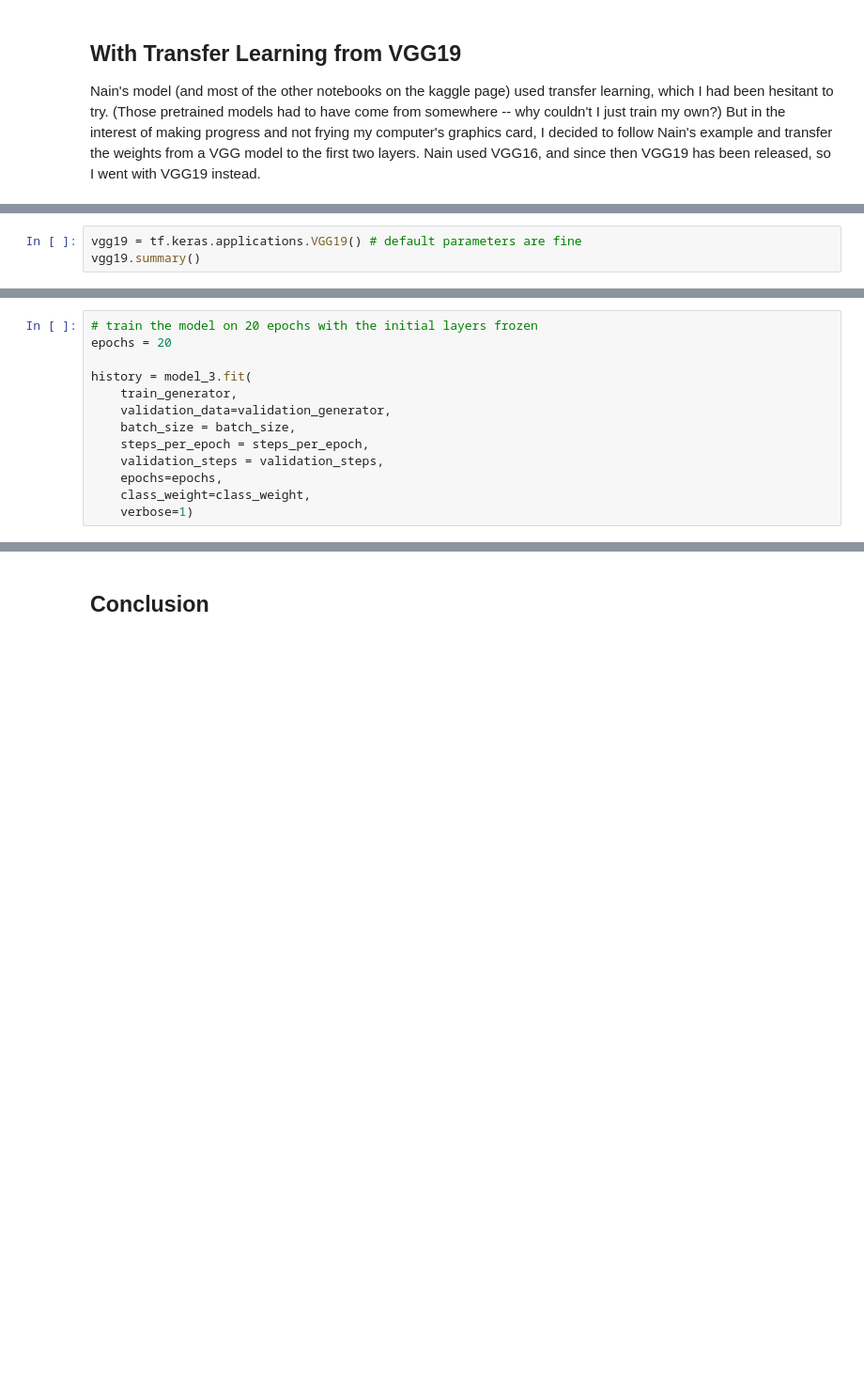
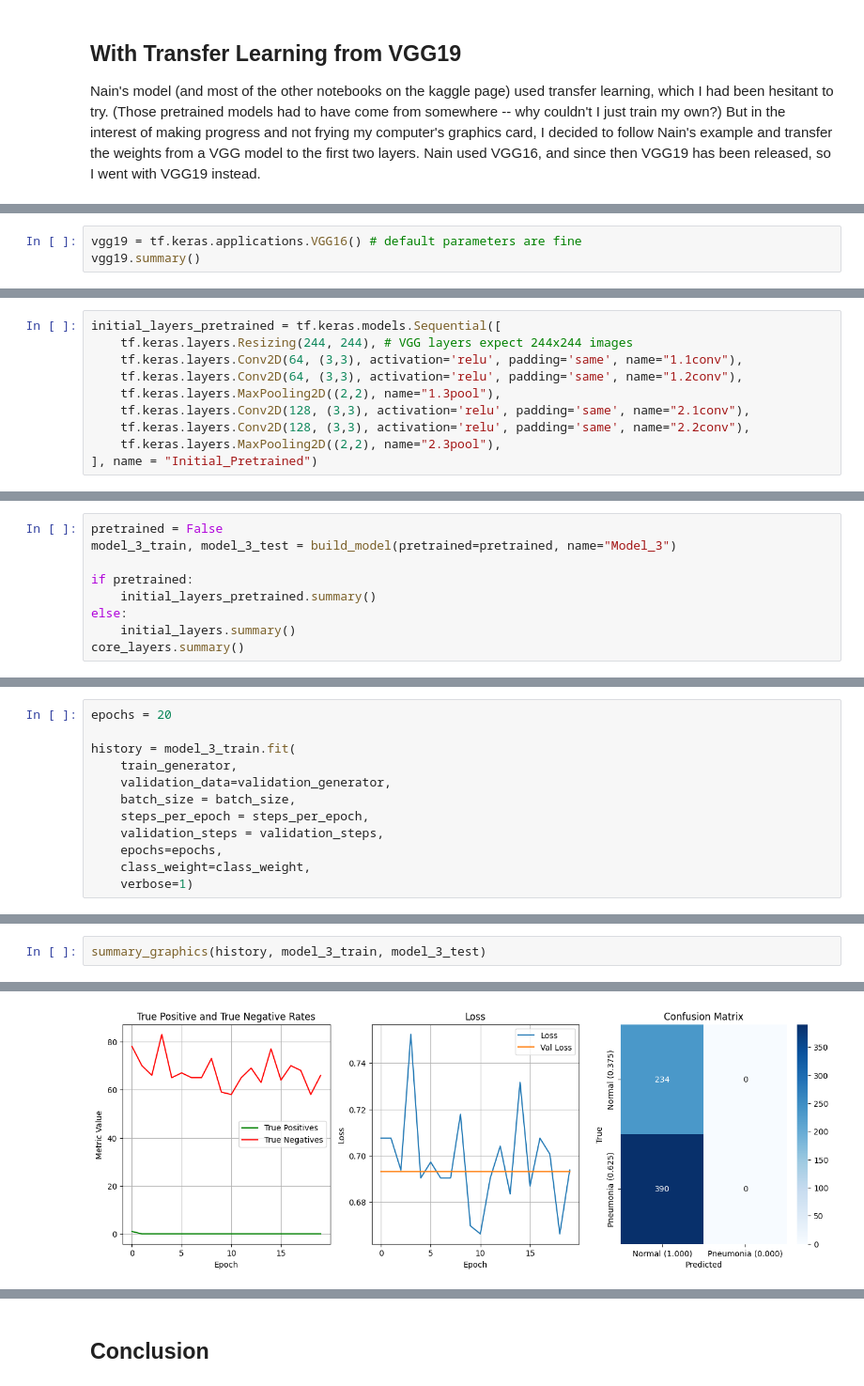
Before and after one commit to samlowe106/ConvolutedPneumoniaDetection, a Jupyter notebook: ConvolutedPneumoniaDetection.ipynb, the cells around one changed output, grey strips where cells are left out. Shown at 94% size. Drawn from its saved outputs; the diff is of its cells as text; blank space fills up the shorter version.

```diff
--- a/ConvolutedPneumoniaDetection.ipynb
+++ b/ConvolutedPneumoniaDetection.ipynb
@@ -382,4 +419,4 @@ Nain's model (and most of the other notebooks on the kaggle page) used transfer
 # %%
-vgg19 = tf.keras.applications.VGG19() # default parameters are fine
+vgg19 = tf.keras.applications.VGG16() # default parameters are fine
 vgg19.summary()
 # %% [output]
@@ -406,2 +443,12 @@ Model: "vgg19"
  Non-trainable params: 0 (0.00 B)
+# %%
+initial_layers_pretrained = tf.keras.models.Sequential([
+    tf.keras.layers.Resizing(244, 244), # VGG layers expect 244x244 images
+    tf.keras.layers.Conv2D(64, (3,3), activation='relu', padding='same', name="1.1conv"),
+    tf.keras.layers.Conv2D(64, (3,3), activation='relu', padding='same', name="1.2conv"),
+    tf.keras.layers.MaxPooling2D((2,2), name="1.3pool"),
+    tf.keras.layers.Conv2D(128, (3,3), activation='relu', padding='same', name="2.1conv"),
+    tf.keras.layers.Conv2D(128, (3,3), activation='relu', padding='same', name="2.2conv"),
+    tf.keras.layers.MaxPooling2D((2,2), name="2.3pool"),
+], name = "Initial_Pretrained")
 # %%
@@ -493,0 +539,9 @@ Model: "sequential_3"
+# %%
+pretrained = False
+model_3_train, model_3_test = build_model(pretrained=pretrained, name="Model_3")
+
+if pretrained:
+    initial_layers_pretrained.summary()
+else:
+    initial_layers.summary()
+core_layers.summary()
@@ -494,8 +589,7 @@ Model: "sequential_3"
 # %%
-# train the model on 20 epochs with the initial layers frozen
 epochs = 20
 
-history = model_3.fit(
+history = model_3_train.fit(
     train_generator,
     validation_data=validation_generator,
     batch_size = batch_size,
@@ -530,0 +619,3 @@ summary_graphics(history, model_3)
+# %%
+summary_graphics(history, model_3_train, model_3_test)
+# %% [output]
@@ -530,0 +623 @@ summary_graphics(history, model_3)
+[figure, added]
```
Also changed, not shown: parts of 25 cells of this notebook.
